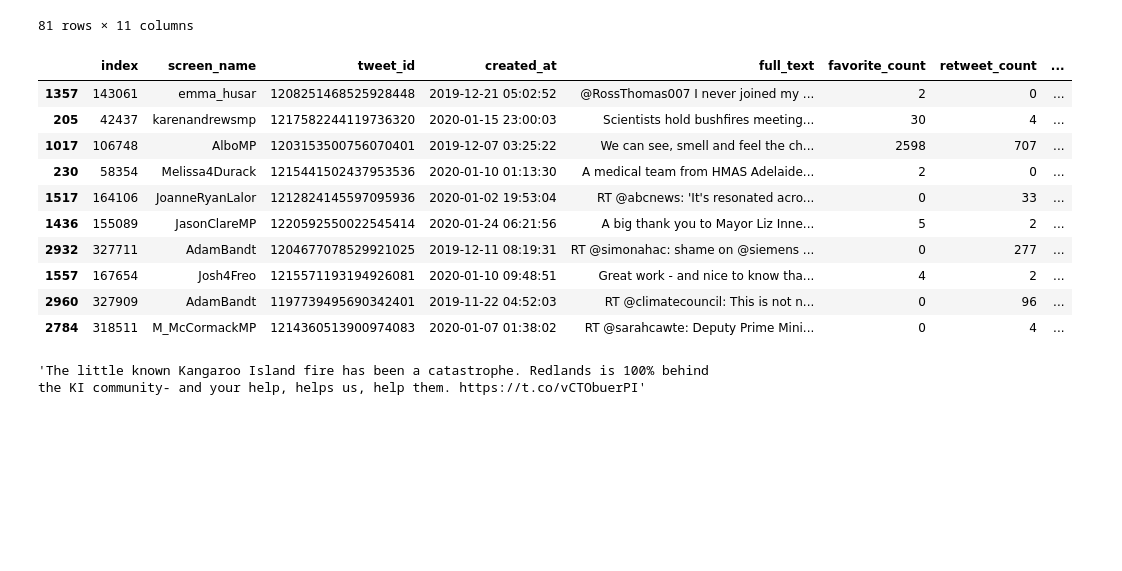
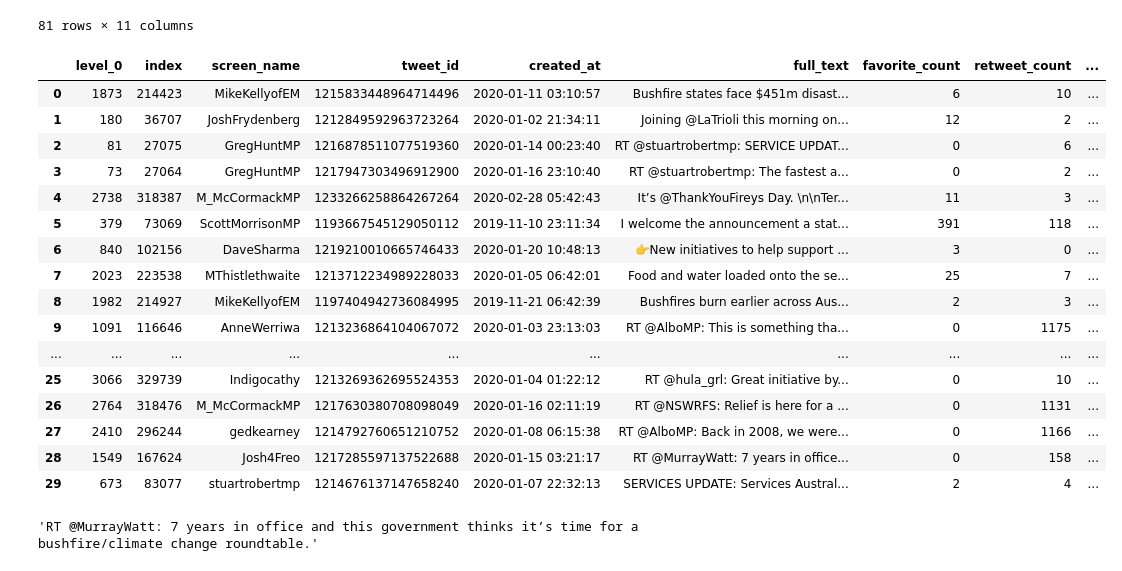
Before and after one commit to frederik-kilpinen/Exam2021-DM-ASDS2, a Jupyter notebook: Notebooks/tweet_collection.ipynb, the cells around one changed output. Saved outputs shown, nothing was run; the diff lists cells and outputs as text; code cells hidden in the pictures; blank space fills up the shorter version.

```diff
--- a/Notebooks/tweet_collection.ipynb
+++ b/Notebooks/tweet_collection.ipynb
@@ -200,6 +190,7 @@ class BuildTweetDF:
 
             #Empty list for df. More things can be added later
             screen_name = []
+            user_id = []
             created_at = []
             full_text = []
             favorite_count = []
@@ -214,6 +205,7 @@ class BuildTweetDF:
             for tweet in tweets:
 
                 screen_name.append(tweet.user.screen_name)
+                user_id.append(tweet.user.id)
                 created_at.append(tweet.created_at)
                 full_text.append(tweet.full_text)
                 favorite_count.append(tweet.favorite_count)
@@ -229,12 +221,13 @@ class BuildTweetDF:
                 except:
                     urls.append(np.nan)
                 try:
-                    image.append(tweet.entities["media"][3]["media_url"])
+                    image.append(tweet.entities["media"][3])#["media_url"])
                 except:
                     image.append(np.nan)
 
 
             df = pd.DataFrame({"screen_name":screen_name,
+                               "user_id":user_id,
                                "tweet_id":tweet_id,
                                "created_at":created_at,
                                "full_text":full_text,
@@ -255,6 +248,6 @@ class BuildTweetDF:
         return final_df
 # %%
 #Load a pickle dump
-build_df = BuildTweetDF("pickled_tweets_2021-05-04.data")
+build_df = BuildTweetDF("data/pickled_tweets_2021-05-04.data")
 # %%
 tweet_df = build_df.get_df()
@@ -294,21 +291,29 @@ tweet_df.loc[(tweet_df["full_text"].str.contains("koala|Koala")) &
 | 324057 | MakeMayoMatter | 1213402604450934791 | 2020-01-04 10:11:39 | RT @ElspethHussey7: People are be... | 0 | 157 | None | ... |
 | 327568 | AdamBandt | 1216598046265331713 | 2020-01-13 05:49:12 | RT @sarahinthesen8: The governmen... | 0 | 254 | None | ... |
 81 rows × 11 columns
-# %%
-bf_tweets.sample(10)
-# %% [output]
-|  | index | screen_name | tweet_id | created_at | full_text | favorite_count | retweet_count | ... |
-| 1357 | 143061 | emma_husar | 1208251468525928448 | 2019-12-21 05:02:52 | @RossThomas007 I never joined my ... | 2 | 0 | ... |
-| 205 | 42437 | karenandrewsmp | 1217582244119736320 | 2020-01-15 23:00:03 | Scientists hold bushfires meeting... | 30 | 4 | ... |
-| 1017 | 106748 | AlboMP | 1203153500756070401 | 2019-12-07 03:25:22 | We can see, smell and feel the ch... | 2598 | 707 | ... |
-| 230 | 58354 | Melissa4Durack | 1215441502437953536 | 2020-01-10 01:13:30 | A medical team from HMAS Adelaide... | 2 | 0 | ... |
-| 1517 | 164106 | JoanneRyanLalor | 1212824145597095936 | 2020-01-02 19:53:04 | RT @abcnews: 'It's resonated acro... | 0 | 33 | ... |
-| 1436 | 155089 | JasonClareMP | 1220592550022545414 | 2020-01-24 06:21:56 | A big thank you to Mayor Liz Inne... | 5 | 2 | ... |
-| 2932 | 327711 | AdamBandt | 1204677078529921025 | 2019-12-11 08:19:31 | RT @simonahac: shame on @siemens ... | 0 | 277 | ... |
-| 1557 | 167654 | Josh4Freo | 1215571193194926081 | 2020-01-10 09:48:51 | Great work - and nice to know tha... | 4 | 2 | ... |
-| 2960 | 327909 | AdamBandt | 1197739495690342401 | 2019-11-22 04:52:03 | RT @climatecouncil: This is not n... | 0 | 96 | ... |
-| 2784 | 318511 | M_McCormackMP | 1214360513900974083 | 2020-01-07 01:38:02 | RT @sarahcawte: Deputy Prime Mini... | 0 | 4 | ... |
-# %%
-bf_tweets["full_text"][34]
-# %% [output]
-'The little known Kangaroo Island fire has been a catastrophe. Redlands is 100% behind the KI community- and your help, helps us, help them. https://t.co/vCTObuerPI'
+# %%
+sample = bf_tweets.sample(30).reset_index()
+# %%
+sample
+# %% [output]
+|  | level_0 | index | screen_name | tweet_id | created_at | full_text | favorite_count | retweet_count | ... |
+| 0 | 1873 | 214423 | MikeKellyofEM | 1215833448964714496 | 2020-01-11 03:10:57 | Bushfire states face $451m disast... | 6 | 10 | ... |
+| 1 | 180 | 36707 | JoshFrydenberg | 1212849592963723264 | 2020-01-02 21:34:11 | Joining @LaTrioli this morning on... | 12 | 2 | ... |
+| 2 | 81 | 27075 | GregHuntMP | 1216878511077519360 | 2020-01-14 00:23:40 | RT @stuartrobertmp: SERVICE UPDAT... | 0 | 6 | ... |
+| 3 | 73 | 27064 | GregHuntMP | 1217947303496912900 | 2020-01-16 23:10:40 | RT @stuartrobertmp: The fastest a... | 0 | 2 | ... |
+| 4 | 2738 | 318387 | M_McCormackMP | 1233266258864267264 | 2020-02-28 05:42:43 | It’s @ThankYouFireys Day. \n\nTer... | 11 | 3 | ... |
+| 5 | 379 | 73069 | ScottMorrisonMP | 1193667545129050112 | 2019-11-10 23:11:34 | I welcome the announcement a stat... | 391 | 118 | ... |
+| 6 | 840 | 102156 | DaveSharma | 1219210010665746433 | 2020-01-20 10:48:13 | 👉New initiatives to help support ... | 3 | 0 | ... |
+| 7 | 2023 | 223538 | MThistlethwaite | 1213712234989228033 | 2020-01-05 06:42:01 | Food and water loaded onto the se... | 25 | 7 | ... |
+| 8 | 1982 | 214927 | MikeKellyofEM | 1197404942736084995 | 2019-11-21 06:42:39 | Bushfires burn earlier across Aus... | 2 | 3 | ... |
+| 9 | 1091 | 116646 | AnneWerriwa | 1213236864104067072 | 2020-01-03 23:13:03 | RT @AlboMP: This is something tha... | 0 | 1175 | ... |
+| ... | ... | ... | ... | ... | ... | ... | ... | ... | ... |
+| 25 | 3066 | 329739 | Indigocathy | 1213269362695524353 | 2020-01-04 01:22:12 | RT @hula_grl: Great initiative by... | 0 | 10 | ... |
+| 26 | 2764 | 318476 | M_McCormackMP | 1217630380708098049 | 2020-01-16 02:11:19 | RT @NSWRFS: Relief is here for a ... | 0 | 1131 | ... |
+| 27 | 2410 | 296244 | gedkearney | 1214792760651210752 | 2020-01-08 06:15:38 | RT @AlboMP: Back in 2008, we were... | 0 | 1166 | ... |
+| 28 | 1549 | 167624 | Josh4Freo | 1217285597137522688 | 2020-01-15 03:21:17 | RT @MurrayWatt: 7 years in office... | 0 | 158 | ... |
+| 29 | 673 | 83077 | stuartrobertmp | 1214676137147658240 | 2020-01-07 22:32:13 | SERVICES UPDATE: Services Austral... | 2 | 4 | ... |
+# %%
+sample["full_text"][28]
+# %% [output]
+'RT @MurrayWatt: 7 years in office and this government thinks it’s time for a bushfire/climate change roundtable.'
```
Also changed, not shown: parts of 4 cells of this notebook, 4 other files.
